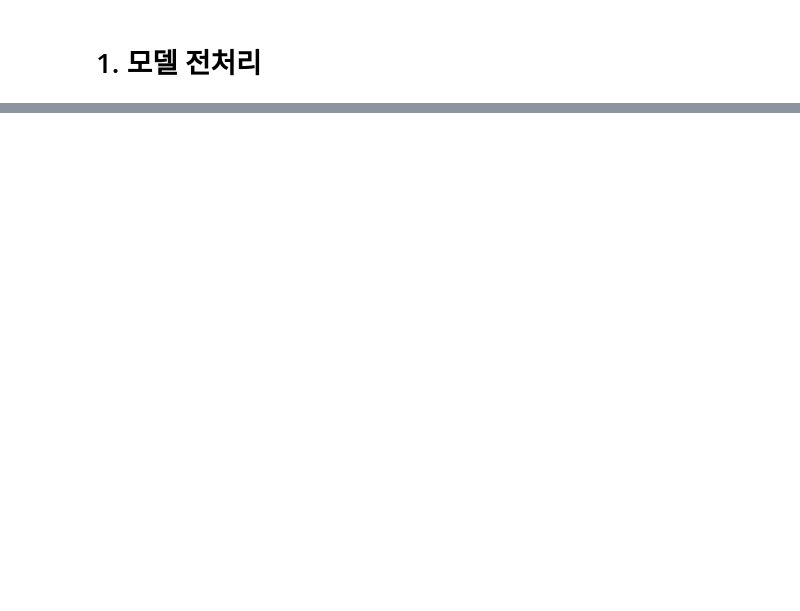
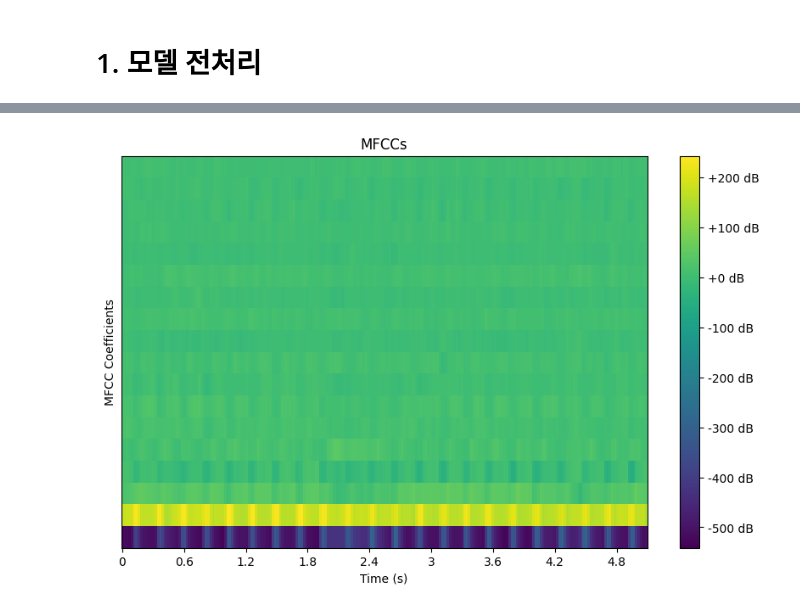
Before and after one commit to 2023GachonP-ForAI/AI, a Jupyter notebook: train_model.ipynb, the cells around one changed output, grey strips where cells are left out. Saved outputs shown, nothing was run; the diff lists cells and outputs as text; code cells hidden in the pictures; blank space fills up the shorter version.

```diff
--- a/train_model.ipynb
+++ b/train_model.ipynb
@@ -40,0 +45,14 @@ plt.show()
+# %%
+mfccs = librosa.feature.mfcc(y=y, sr=sr, n_mfcc=18)
+time = librosa.times_like(mfccs)
+
+# Display the MFCCs as a graph
+plt.figure(figsize=(10, 6))
+librosa.display.specshow(mfccs, x_axis='time', sr=sr, cmap='viridis')
+plt.colorbar(format='%+2.0f dB')
+plt.title('MFCCs')
+plt.xlabel('Time (s)')
+plt.ylabel('MFCC Coefficients')
+plt.show()
+# %% [output]
+[figure, added]
```
Also changed, not shown: parts of 11 cells of this notebook, 3 other files.
